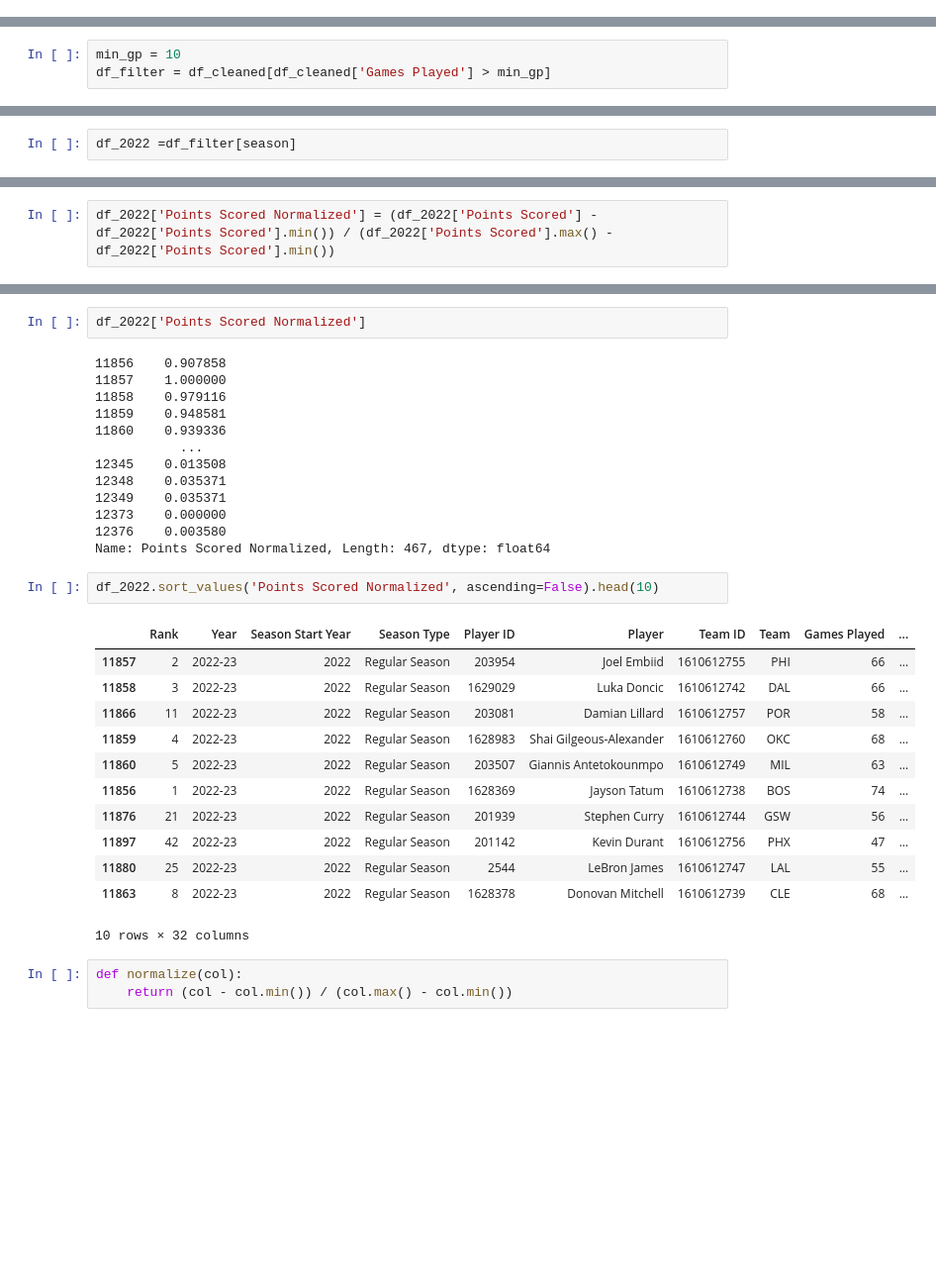
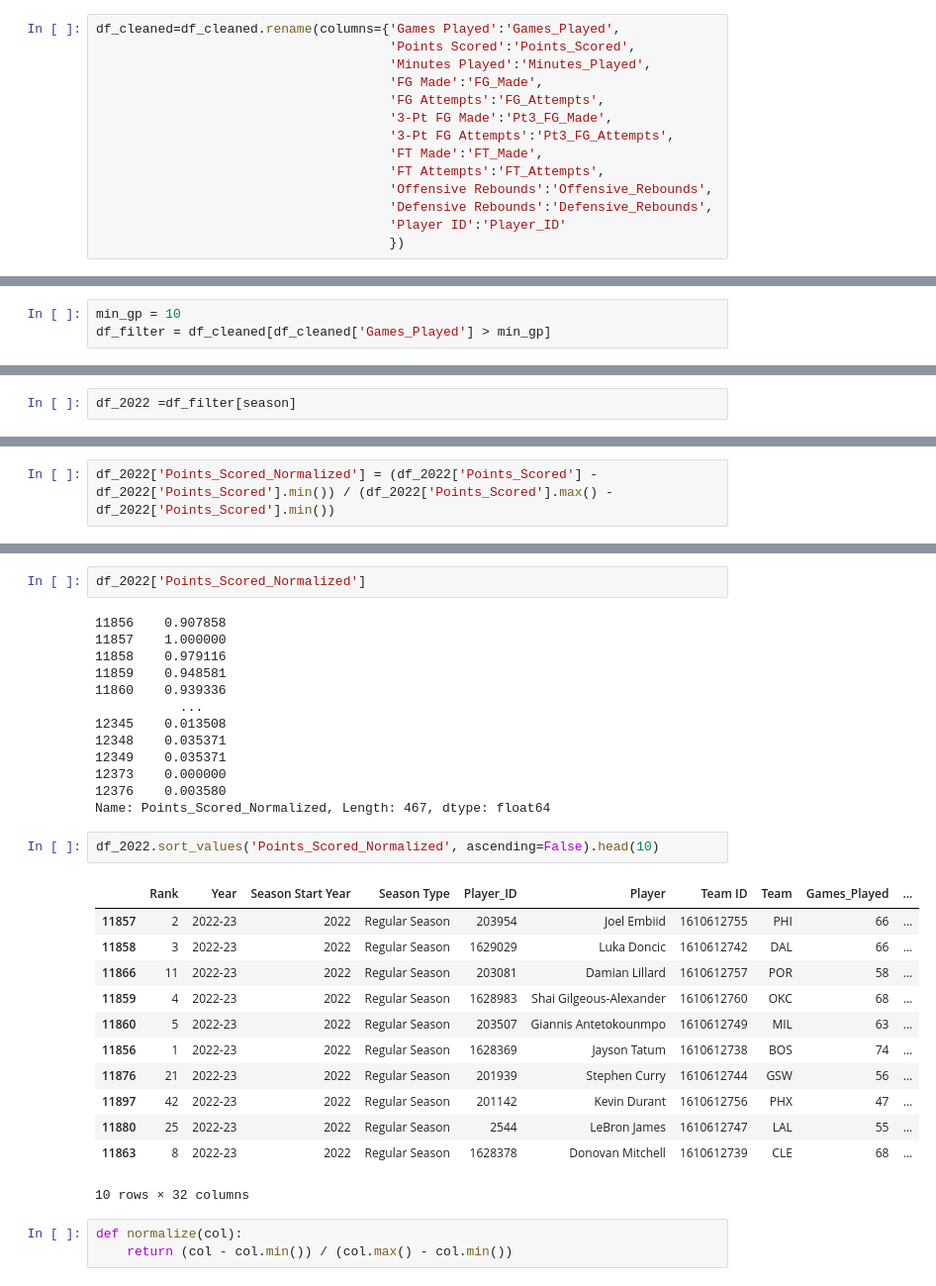
Before and after one commit to onat-the-wanderer/Knn-NBA-Fantasy-Model, a Jupyter notebook: Untitled.ipynb, the cells around one changed output, grey strips where cells are left out. Shown at 99% size. Drawn from its saved outputs; the diff is of its cells as text; blank space fills up the shorter version.

```diff
--- a/Untitled.ipynb
+++ b/Untitled.ipynb
@@ -57,2 +41,16 @@ cols_to_per_game = ['Points Scored',
+# %%
+df_cleaned=df_cleaned.rename(columns={'Games Played':'Games_Played',
+                                      'Points Scored':'Points_Scored',
+                                      'Minutes Played':'Minutes_Played',
+                                      'FG Made':'FG_Made',
+                                      'FG Attempts':'FG_Attempts',
+                                      '3-Pt FG Made':'Pt3_FG_Made',
+                                      '3-Pt FG Attempts':'Pt3_FG_Attempts',
+                                      'FT Made':'FT_Made',
+                                      'FT Attempts':'FT_Attempts',
+                                      'Offensive Rebounds':'Offensive_Rebounds',
+                                      'Defensive Rebounds':'Defensive_Rebounds',
+                                      'Player ID':'Player_ID'
+                                      })
 # %%
 """
@@ -108,5 +121,5 @@ df_cleaned['Games Played'].hist(bins=bin_values, figsize=[14,6])
 [figure]
 # %%
 min_gp = 10
-df_filter = df_cleaned[df_cleaned['Games Played'] > min_gp]
+df_filter = df_cleaned[df_cleaned['Games_Played'] > min_gp]
 # %%
@@ -153,6 +166,6 @@ df_2022.sample(10)
 10 rows × 31 columns
 # %%
-df_2022['Points Scored Normalized'] = (df_2022['Points Scored'] - df_2022['Points Scored'].min()) / (df_2022['Points Scored'].max() - df_2022['Points Scored'].min())
+df_2022['Points_Scored_Normalized'] = (df_2022['Points_Scored'] - df_2022['Points_Scored'].min()) / (df_2022['Points_Scored'].max() - df_2022['Points_Scored'].min())
 # %% [output]
 A value is trying to be set on a copy of a slice from a DataFrame.
 Try using .loc[row_indexer,col_indexer] = value instead
@@ -162,5 +175,5 @@ See the caveats in the documentation: https://pandas.pydata.org/pandas-docs/stab
 # %%
-df_2022['Points Scored Normalized']
+df_2022['Points_Scored_Normalized']
 # %% [output]
 11856    0.907858
 11857    1.000000
@@ -173,11 +186,11 @@ df_2022['Points Scored Normalized']
 12349    0.035371
 12373    0.000000
 12376    0.003580
-Name: Points Scored Normalized, Length: 467, dtype: float64
+Name: Points_Scored_Normalized, Length: 467, dtype: float64
 # %%
-df_2022.sort_values('Points Scored Normalized', ascending=False).head(10)
+df_2022.sort_values('Points_Scored_Normalized', ascending=False).head(10)
 # %% [output]
-|  | Rank | Year | Season Start Year | Season Type | Player ID | Player | Team ID | Team | Games Played | ... |
+|  | Rank | Year | Season Start Year | Season Type | Player_ID | Player | Team ID | Team | Games_Played | ... |
 | 11857 | 2 | 2022-23 | 2022 | Regular Season | 203954 | Joel Embiid | 1610612755 | PHI | 66 | ... |
 | 11858 | 3 | 2022-23 | 2022 | Regular Season | 1629029 | Luka Doncic | 1610612742 | DAL | 66 | ... |
 | 11866 | 11 | 2022-23 | 2022 | Regular Season | 203081 | Damian Lillard | 1610612757 | POR | 58 | ... |
```
Also changed, not shown: parts of 56 cells of this notebook.
